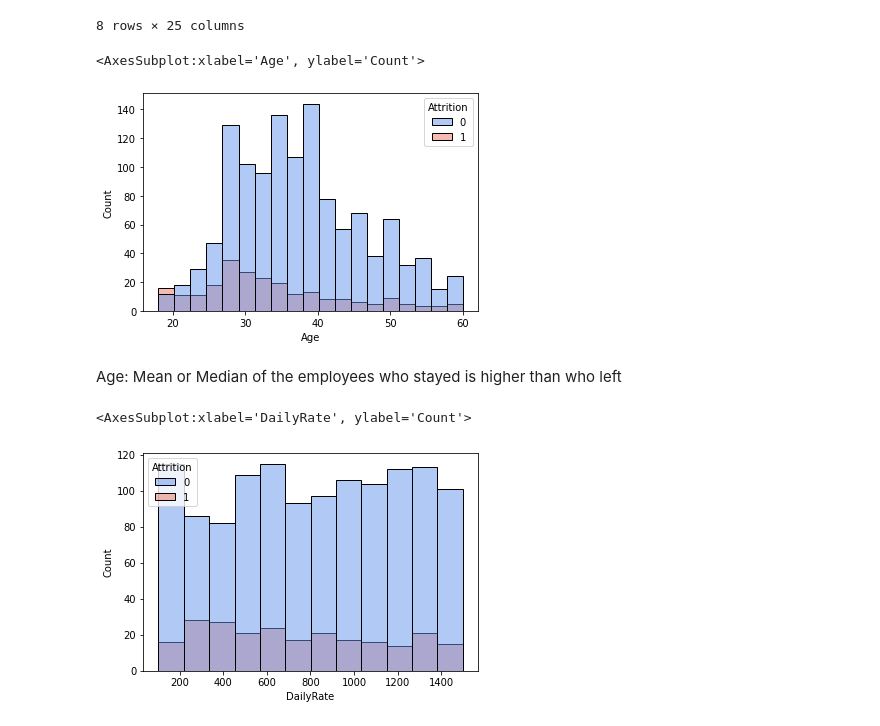
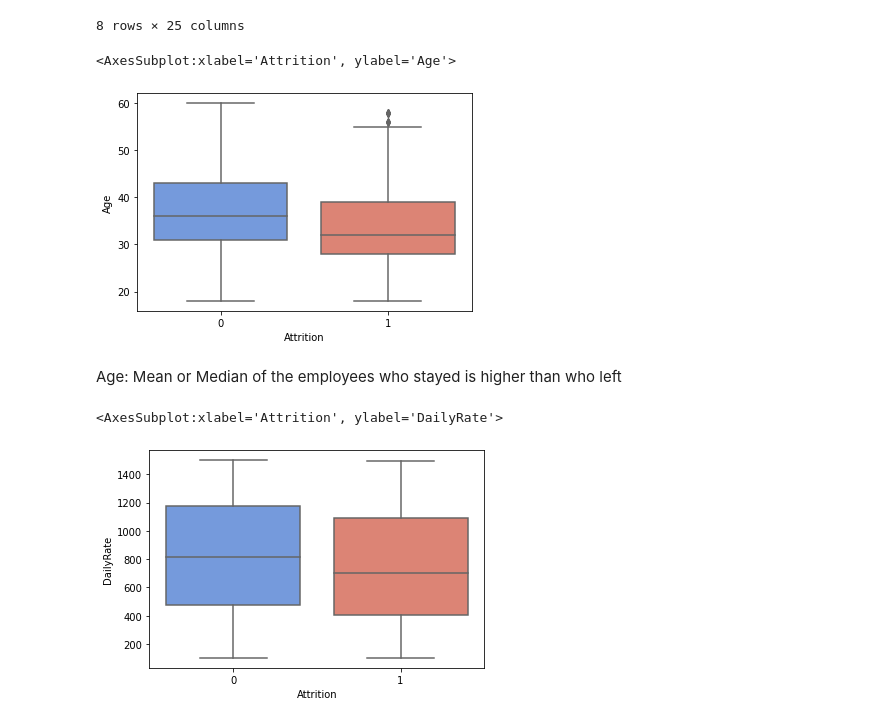
Before and after one commit to saifulrijal-ds/employee-retention-classification, a Jupyter notebook: employee_retention_classification.ipynb, the cells around one changed output. Saved outputs shown, nothing was run; the diff lists cells and outputs as text; code cells hidden in the pictures.

```diff
--- a/employee_retention_classification.ipynb
+++ b/employee_retention_classification.ipynb
@@ -251,14 +272,14 @@ stayed_df.describe()
 | max | 60.000000 | 0.0 | 1499.000000 | 29.000000 | 5.000000 | 4.000000 | 100.000000 | ... |
 8 rows × 25 columns
 # %%
-sns.histplot(x='Age', hue='Attrition', data=employees_df, multiple='layer', palette=['#6495ed', '#ed7864'])
+sns.boxplot(x='Attrition', y='Age', data=employees_df, palette=['#6495ed', '#ed7864'])
 # %% [output]
-<AxesSubplot:xlabel='Age', ylabel='Count'>
+<AxesSubplot:xlabel='Attrition', ylabel='Age'>
-[figure, old version]
+[figure, new version]
 # %% [markdown]
 Age: Mean or Median of the employees who stayed is higher than who left
 # %%
-sns.histplot(x='DailyRate', hue='Attrition', data=employees_df, palette=['#6495ed', '#ed7864'])
+sns.boxplot(x='Attrition', y='DailyRate', data=employees_df, palette=['#6495ed', '#ed7864'])
 # %% [output]
-<AxesSubplot:xlabel='DailyRate', ylabel='Count'>
+<AxesSubplot:xlabel='Attrition', ylabel='DailyRate'>
-[figure, old version]
+[figure, new version]
```
Also changed, not shown: parts of 54 cells of this notebook, 1 other file.
